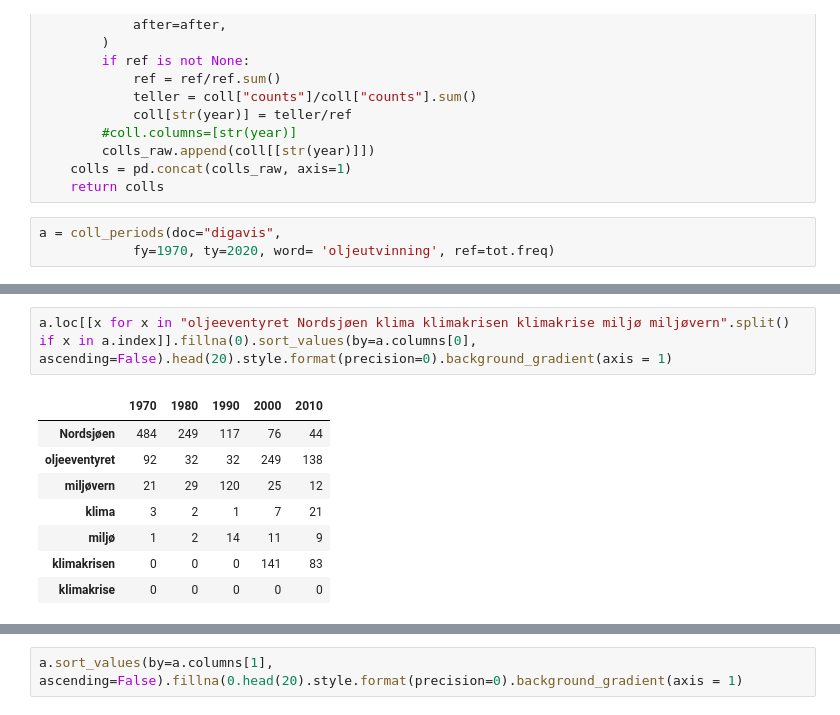
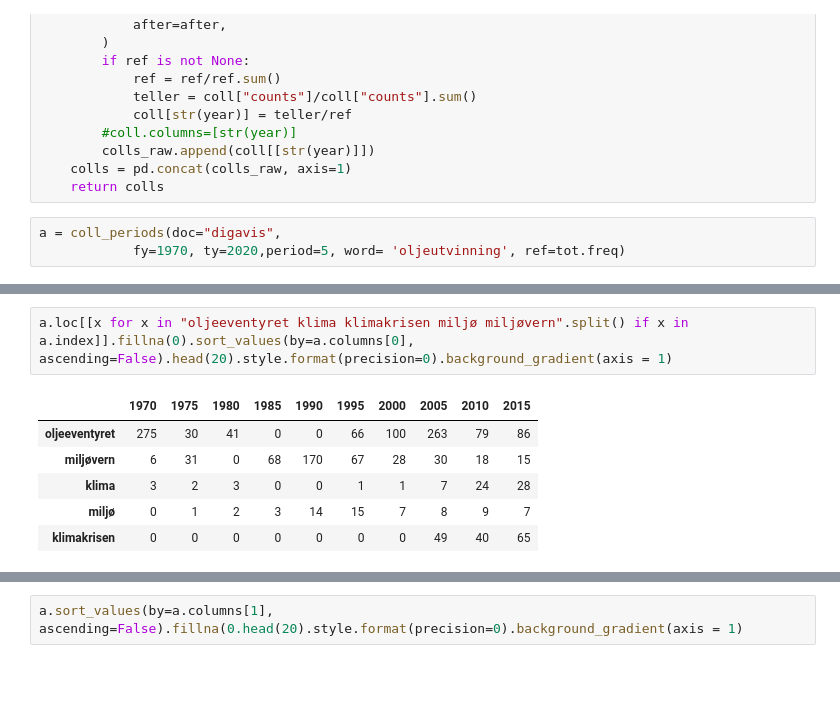
Before and after one commit to Yoonsen/Serie112, a Jupyter notebook: fredag20okt.ipynb, the cells around one changed output, grey strips where cells are left out. Cells and saved outputs as stored; diff of their text form; blank space fills up the shorter version.

```diff
--- a/fredag20okt.ipynb
+++ b/fredag20okt.ipynb
@@ -25,6 +25,6 @@ def coll_periods(doc=None, fy=1900, ty = 2020, period = 10, word=None, before=10
     return colls
 # %%
 a = coll_periods(doc="digavis",
-            fy=1970, ty=2020, word= 'oljeutvinning', ref=tot.freq)
+            fy=1970, ty=2020,period=5, word= 'oljeutvinning', ref=tot.freq)
 # %% [output]
 1970
@@ -35,11 +69,9 @@ a = coll_periods(doc="digavis",
 # %%
-a.loc[[x for x in "oljeeventyret Nordsjøen klima klimakrisen klimakrise miljø miljøvern".split() if x in a.index]].fillna(0).sort_values(by=a.columns[0], ascending=False).head(20).style.format(precision=0).background_gradient(axis = 1)
+a.loc[[x for x in "oljeeventyret klima klimakrisen miljø miljøvern".split() if x in a.index]].fillna(0).sort_values(by=a.columns[0], ascending=False).head(20).style.format(precision=0).background_gradient(axis = 1)
 # %% [output]
-|  | 1970 | 1980 | 1990 | 2000 | 2010 |
-| Nordsjøen | 484 | 249 | 117 | 76 | 44 |
-| oljeeventyret | 92 | 32 | 32 | 249 | 138 |
-| miljøvern | 21 | 29 | 120 | 25 | 12 |
-| klima | 3 | 2 | 1 | 7 | 21 |
-| miljø | 1 | 2 | 14 | 11 | 9 |
-| klimakrisen | 0 | 0 | 0 | 141 | 83 |
-| klimakrise | 0 | 0 | 0 | 0 | 0 |
+|  | 1970 | 1975 | 1980 | 1985 | 1990 | 1995 | 2000 | 2005 | 2010 | 2015 |
+| oljeeventyret | 275 | 30 | 41 | 0 | 0 | 66 | 100 | 263 | 79 | 86 |
+| miljøvern | 6 | 31 | 0 | 68 | 170 | 67 | 28 | 30 | 18 | 15 |
+| klima | 3 | 2 | 3 | 0 | 0 | 1 | 1 | 7 | 24 | 28 |
+| miljø | 0 | 1 | 2 | 3 | 14 | 15 | 7 | 8 | 9 | 7 |
+| klimakrisen | 0 | 0 | 0 | 0 | 0 | 0 | 0 | 49 | 40 | 65 |
```
Also changed, not shown: parts of 7 cells of this notebook, 1 other file.
